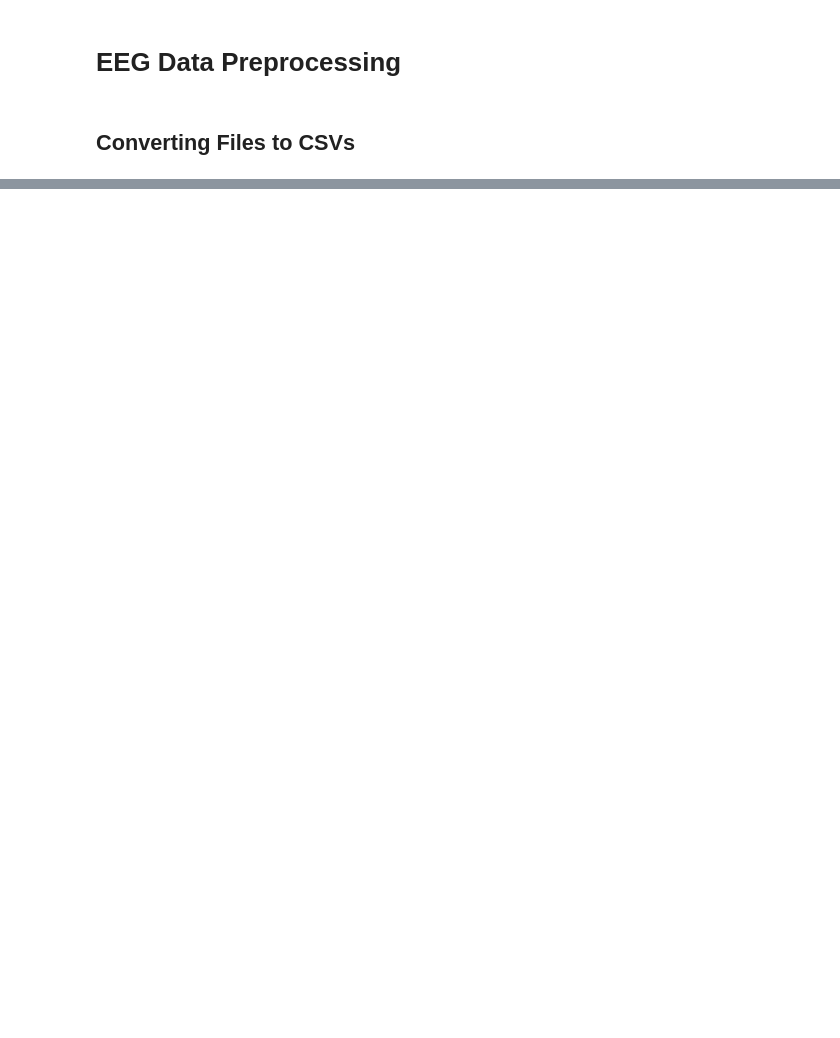
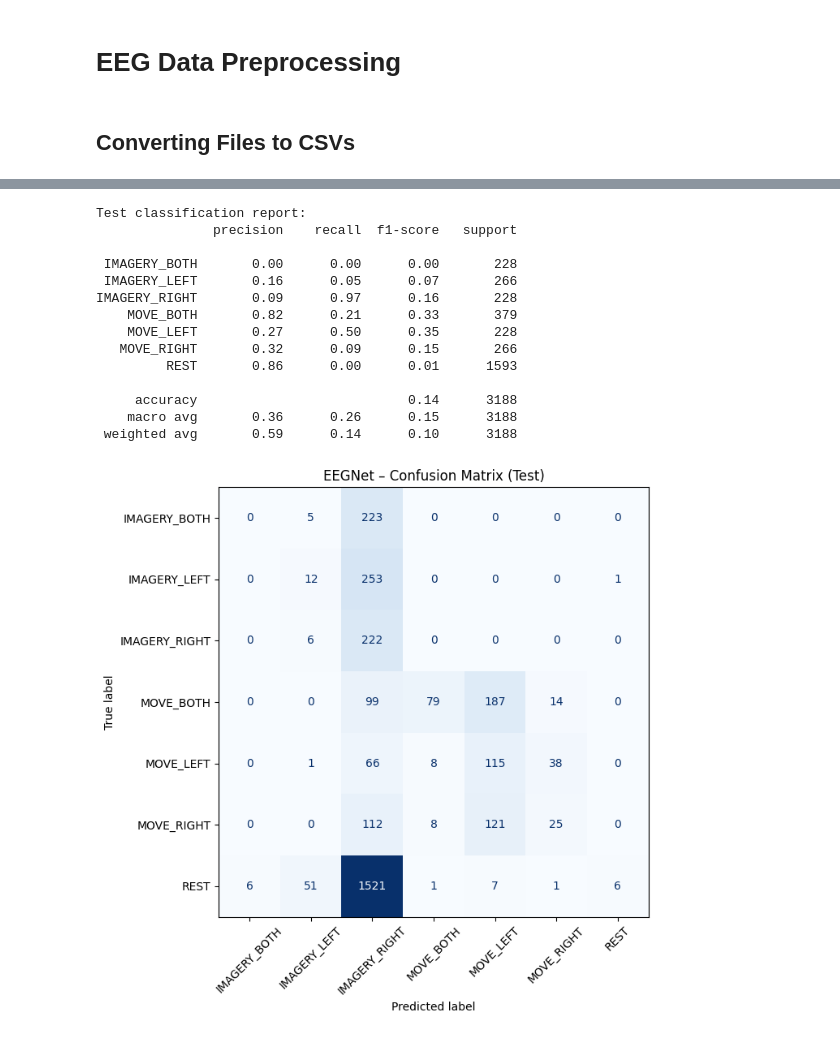
Before and after one commit to akskat/EEG_master, a Jupyter notebook: Selfmade.ipynb, the cells around one changed output, grey strips where cells are left out. Saved outputs shown, nothing was run; the diff lists cells and outputs as text; code cells hidden in the pictures; blank space fills up the shorter version.

```diff
--- a/Selfmade.ipynb
+++ b/Selfmade.ipynb
@@ -48,0 +263,13 @@ Name: annotation, dtype: int64
+# %%
+# -----------------------------  Block 3  -----------------------------
+# Build feature matrix X, encoded y, and group labels
+feature_cols = [c for c in df.columns
+                if c not in ('Person','Recording','time','annotation')]
+X = df[feature_cols].values.astype(np.float32)
+
+le    = LabelEncoder()
+y_enc = le.fit_transform(df['annotation'].values)
+groups = (df['Person'].astype(str) + '_' +
+          df['Recording'].astype(str)).values
+
+print("Label mapping:", dict(zip(le.classes_, le.transform(le.classes_))))
@@ -48,0 +459,36 @@ Name: annotation, dtype: int64
+# %%
+# -----------------------------  Block 8  -----------------------------
+# Confusion matrix on test-set
+from sklearn.metrics import ConfusionMatrixDisplay, classification_report
+import matplotlib.pyplot as plt
+
+y_pred = model.predict(X_te4D, verbose=0).argmax(1)
+y_true = le.transform(y_te)
+
+print("\nTest classification report:")
+print(classification_report(y_true, y_pred, target_names=le.classes_))
+
+fig, ax = plt.subplots(figsize=(7,7))
+ConfusionMatrixDisplay.from_predictions(
+    y_true, y_pred,
+    display_labels=le.classes_, cmap='Blues',
+    xticks_rotation=45, ax=ax, colorbar=False
+)
+ax.set_title("EEGNet – Confusion Matrix (Test)")
+plt.tight_layout(); plt.show()
+# %% [output]
+Test classification report:
+               precision    recall  f1-score   support
+
+ IMAGERY_BOTH       0.00      0.00      0.00       228
+ IMAGERY_LEFT       0.16      0.05      0.07       266
+IMAGERY_RIGHT       0.09      0.97      0.16       228
+    MOVE_BOTH       0.82      0.21      0.33       379
+    MOVE_LEFT       0.27      0.50      0.35       228
+   MOVE_RIGHT       0.32      0.09      0.15       266
+         REST       0.86      0.00      0.01      1593
+
+     accuracy                           0.14      3188
+    macro avg       0.36      0.26      0.15      3188
+ weighted avg       0.59      0.14      0.10      3188
+[figure, added]
```
Also changed, not shown: parts of 20 cells of this notebook, 11 other files.
